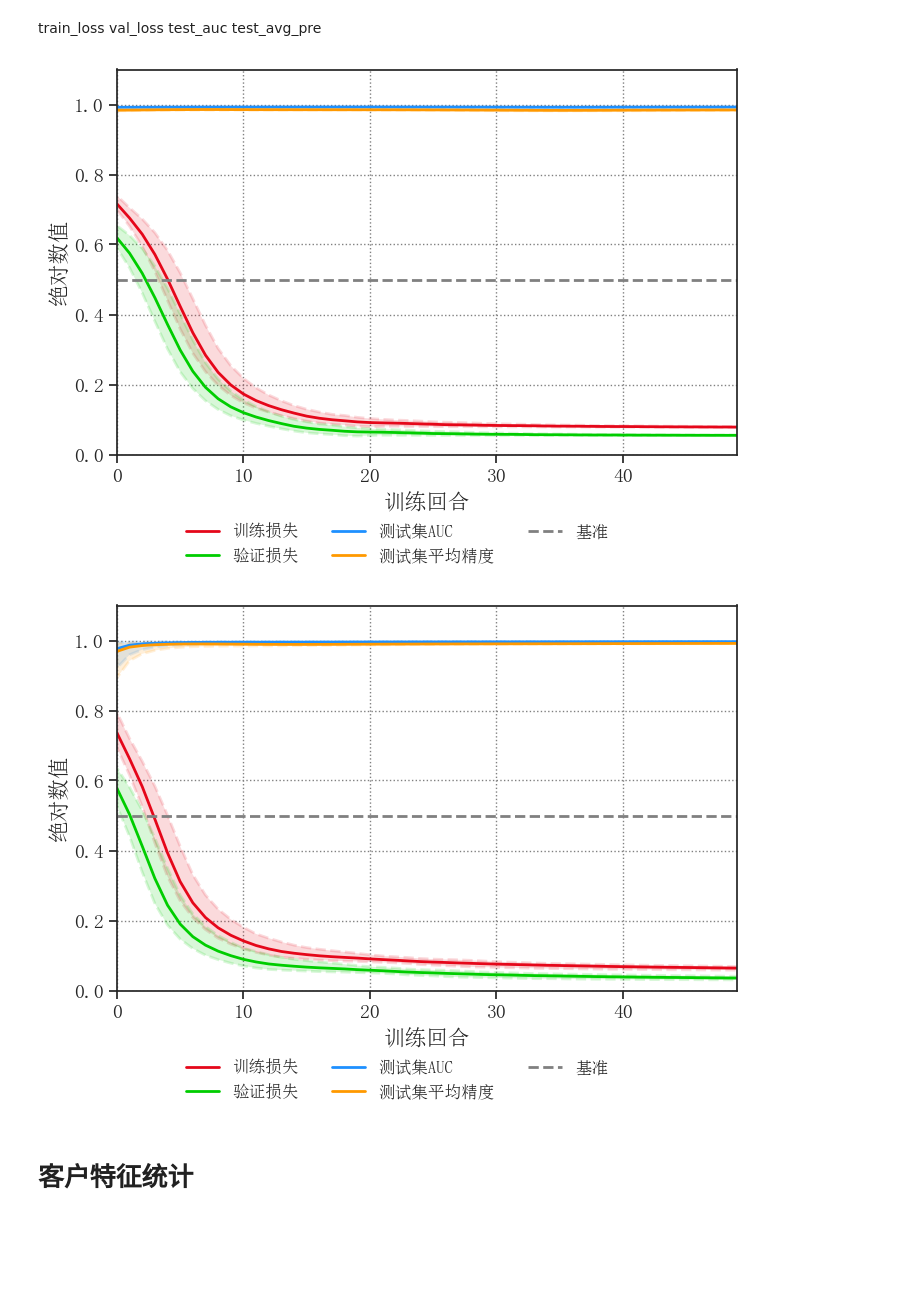
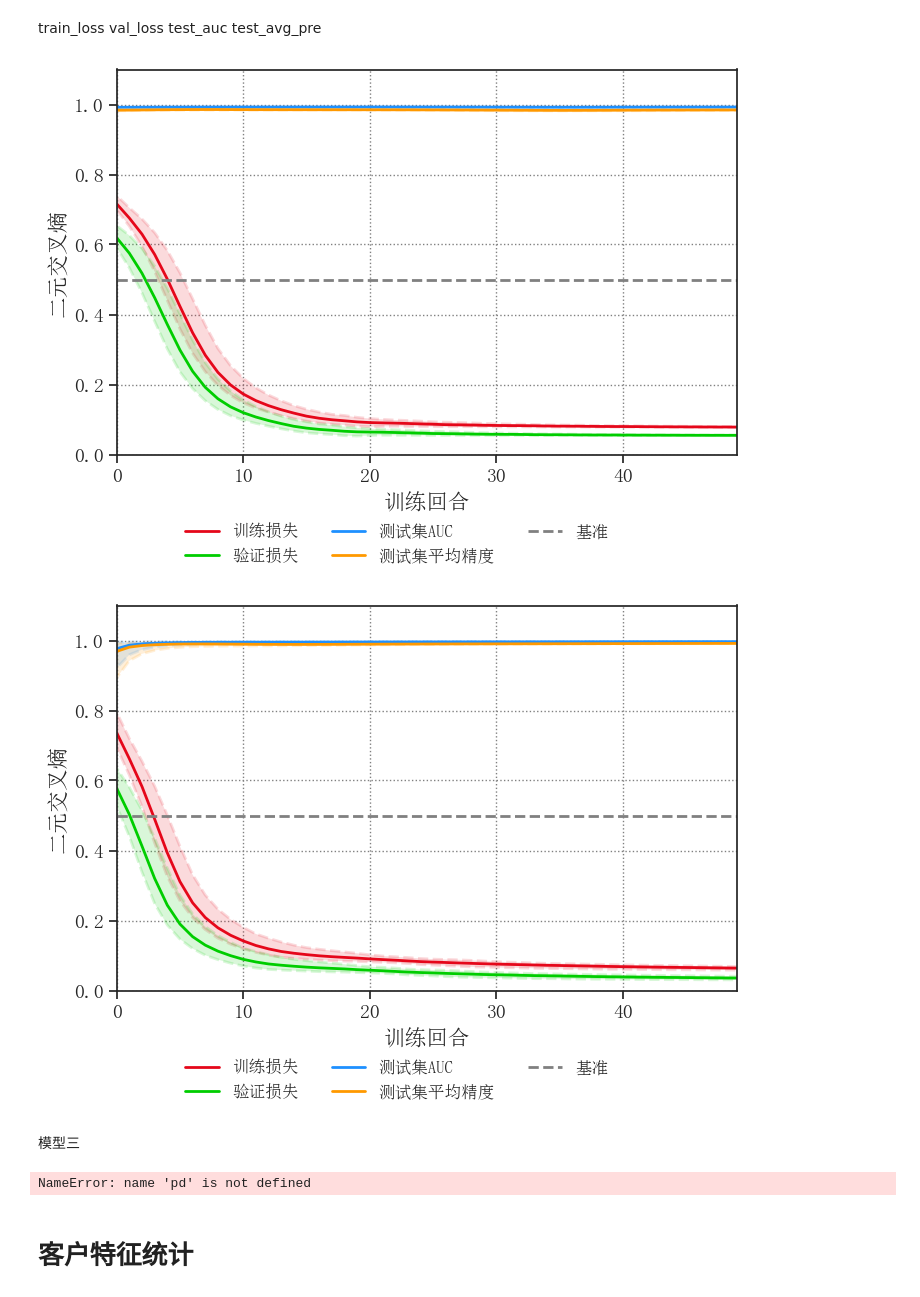
Before and after one commit to Aegis1863/10th-Statistical-Modeling-Competition, a Jupyter notebook: summary_pic.ipynb, the cells around one changed output. Cells and saved outputs as stored; diff of their text form; code cells hidden in the pictures; blank space fills up the shorter version.

```diff
--- a/summary_pic.ipynb
+++ b/summary_pic.ipynb
@@ -61,7 +61,7 @@ plt.rcParams.update(config)
 
 plt.grid(ls=':', color='grey', lw=1)
 plt.xlabel('训练回合')  # x轴标签
-plt.ylabel('绝对数值')  # y轴标签
+plt.ylabel('二元交叉熵')  # y轴标签
 plt.ylim((0, 1.1))  # 调整y轴范围，建议先不写，先画默认图，再手动调整
 plt.xlim((0, 49))  # 调整x轴范围，同上
 y = nd['mean']
@@ -70,34 +70,34 @@ max_y = nd['max']
 x = range(len(y))
 plt.fill_between(x, smooth(min_y), smooth(max_y), alpha=0.15, linestyle='--', color='#e5071a', lw=2)  # 填充极大极小值
 sns.lineplot(x=x, y=smooth(y), lw=2, color='#e5071a', label='训练损失')
 
 y = nd1['mean']
 min_y = nd1['min']
 max_y = nd1['max']
 x = range(len(y))
 plt.fill_between(x, smooth(min_y), smooth(max_y), alpha=0.15, linestyle='--', color='#00CD00', lw=2)  # 填充极大极小值
 sns.lineplot(x=x, y=smooth(y), lw=2, color='#00CD00', label='验证损失')
 
 y = nd2['mean']
 min_y = nd2['min']
 max_y = nd2['max']
 x = range(len(y))
 plt.fill_between(x, smooth(min_y), smooth(max_y), alpha=0.15, linestyle='--', color='#1e90ff', lw=2)  # 填充极大极小值
 sns.lineplot(x=x, y=smooth(y), lw=2, color='#1e90ff', label='测试集AUC')
 
 y = nd3['mean']
 min_y = nd3['min']
 max_y = nd3['max']
 x = range(len(y))
 plt.fill_between(x, smooth(min_y), smooth(max_y), alpha=0.15, linestyle='--', color='#FF9900', lw=2)  # 填充极大极小值
 sns.lineplot(x=x, y=smooth(y), lw=2, color='#FF9900', label='测试集平均精度')
 
 
 plt.axhline(y=0.5, color='gray', linestyle='--', label='基准', lw=2)
 plt.legend(loc=(0.1, -0.3), ncol=3, fontsize=12, frameon=False)
 plt.savefig('image/final_figure_1.pdf', bbox_inches='tight')
 # %% [output]
-[figure, old version]
+[figure, new version]
 # %%
 import pandas as pd
 import matplotlib.pyplot as plt
@@ -157,7 +157,7 @@ plt.rcParams.update(config)
 
 plt.grid(ls=':', color='grey', lw=1)
 plt.xlabel('训练回合')  # x轴标签
-plt.ylabel('绝对数值')  # y轴标签
+plt.ylabel('二元交叉熵')  # y轴标签
 plt.ylim((0, 1.1))  # 调整y轴范围，建议先不写，先画默认图，再手动调整
 plt.xlim((0, 49))  # 调整x轴范围，同上
 y = nd['mean']
@@ -193,7 +193,35 @@ plt.axhline(y=0.5, color='gray', linestyle='--', label='基准', lw=2)
 plt.legend(loc=(0.1, -0.3), ncol=3, fontsize=12, frameon=False)
 plt.savefig('image/final_figure_2.pdf', bbox_inches='tight')
 # %% [output]
-[figure, old version]
+[figure, new version]
+# %% [markdown]
+模型三
+# %%
+train_data = pd.read_csv('../data/result/dgl/train_loss.csv')
+val_data = pd.read_csv('../data/result/dgl/val_loss.csv')
+
+fig, ax1 = plt.subplots(figsize=(8, 5))
+config = {
+    "font.family":'serif',
+    "font.size": 18,
+    "mathtext.fontset":'stix',
+    "font.serif": ['SimSun'],
+}
+plt.rcParams.update(config)
+# 绘制第一个数据集
+
+plt.plot(train_data, color='#e5071a', label='train_loss')
+plt.plot(val_data, color='#00CD00', label='val_loss')
+plt.xlabel('训练回合')
+plt.ylabel('边缘损失')
+plt.axhline(y=0.5, color='gray', linestyle='--', label='基准', lw=2)
+plt.grid(ls=':', color='grey', lw=1)
+for spine in ax1.spines.values():
+    spine.set_linewidth(1.5)
+plt.legend()
+plt.show()
+# %% [output]
+NameError: name 'pd' is not defined
 # %% [markdown]
 # 客户特征统计
 # %%
```
Also changed, not shown: 6 other files.
